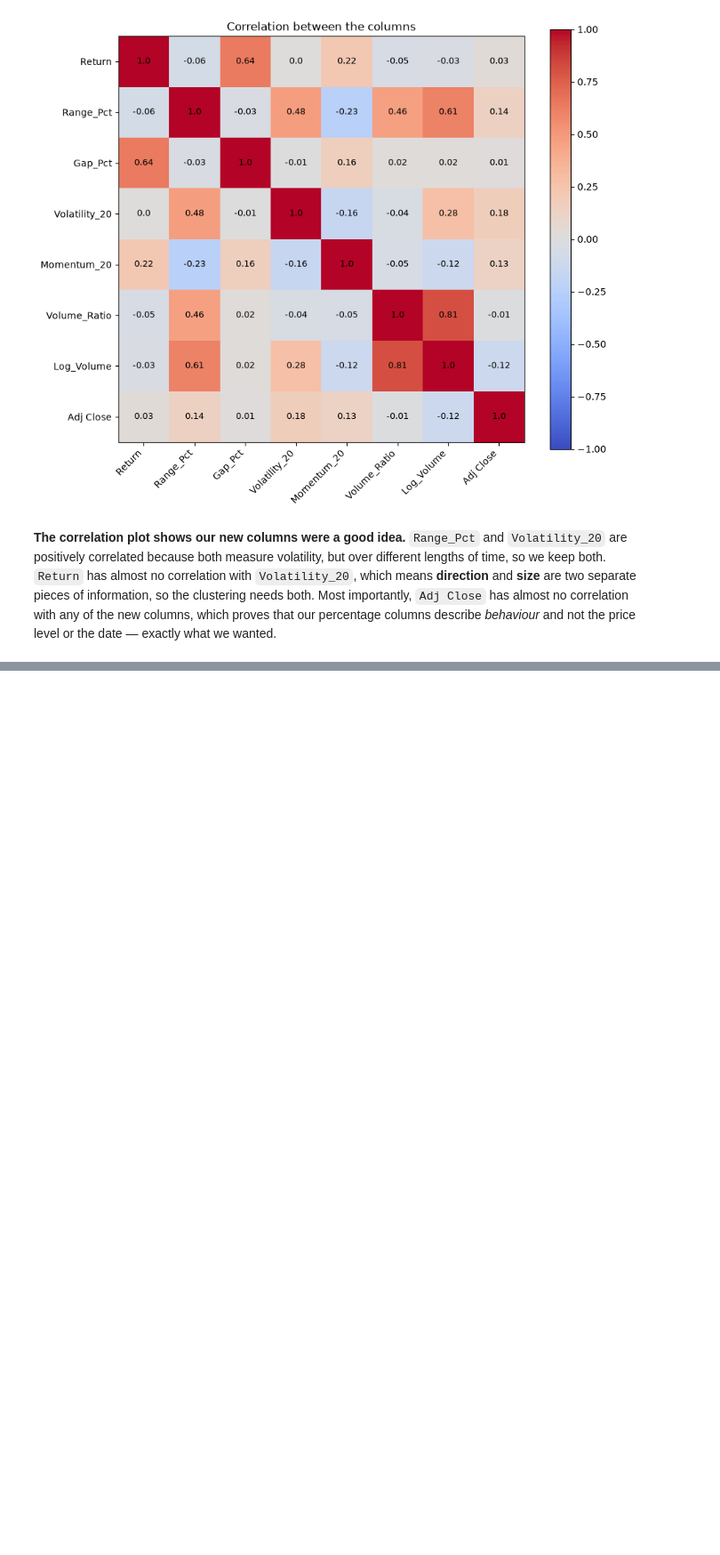
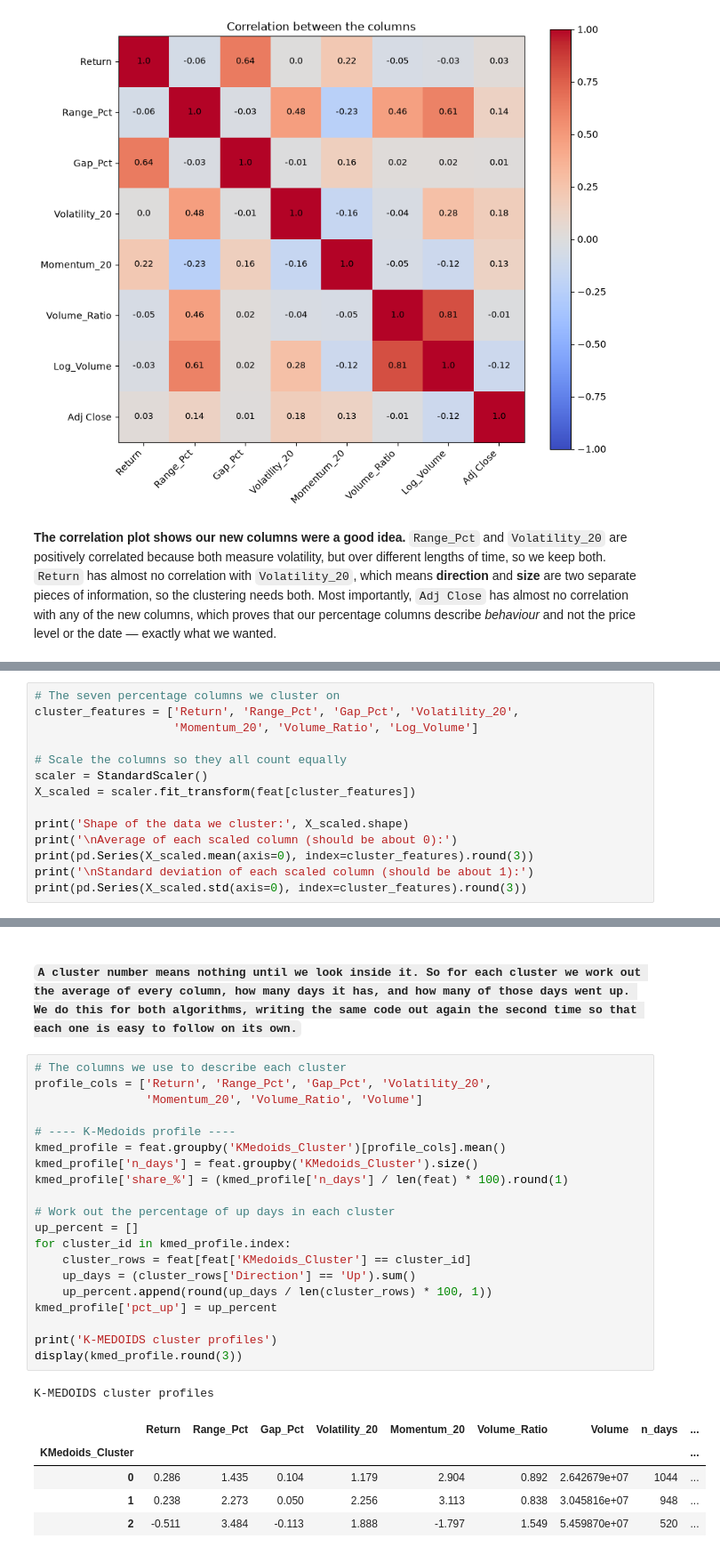
Before and after one commit to zawmoehtike-cct/CA1MLB-2026230, a Jupyter notebook: CA1MLB.ipynb, the cells around one changed output, grey strips where cells are left out. Shown at 89% size. Drawn from its saved outputs; the diff is of its cells as text; blank space fills up the shorter version.

````diff
--- a/CA1MLB.ipynb
+++ b/CA1MLB.ipynb
@@ -525,0 +552,14 @@ not the price level or the date — exactly what we wanted.
+# %%
+# The seven percentage columns we cluster on
+cluster_features = ['Return', 'Range_Pct', 'Gap_Pct', 'Volatility_20',
+                    'Momentum_20', 'Volume_Ratio', 'Log_Volume']
+
+# Scale the columns so they all count equally
+scaler = StandardScaler()
+X_scaled = scaler.fit_transform(feat[cluster_features])
+
+print('Shape of the data we cluster:', X_scaled.shape)
+print('\nAverage of each scaled column (should be about 0):')
+print(pd.Series(X_scaled.mean(axis=0), index=cluster_features).round(3))
+print('\nStandard deviation of each scaled column (should be about 1):')
+print(pd.Series(X_scaled.std(axis=0), index=cluster_features).round(3))
@@ -525,0 +759,29 @@ not the price level or the date — exactly what we wanted.
+# %% [markdown]
+##### ```A cluster number means nothing until we look inside it. So for each cluster we work out the average of every column, how many days it has, and how many of those days went up. We do this for both algorithms, writing the same code out again the second time so that each one is easy to follow on its own.```
+# %%
+# The columns we use to describe each cluster
+profile_cols = ['Return', 'Range_Pct', 'Gap_Pct', 'Volatility_20',
+                'Momentum_20', 'Volume_Ratio', 'Volume']
+
+# ---- K-Medoids profile ----
+kmed_profile = feat.groupby('KMedoids_Cluster')[profile_cols].mean()
+kmed_profile['n_days'] = feat.groupby('KMedoids_Cluster').size()
+kmed_profile['share_%'] = (kmed_profile['n_days'] / len(feat) * 100).round(1)
+
+# Work out the percentage of up days in each cluster
+up_percent = []
+for cluster_id in kmed_profile.index:
+    cluster_rows = feat[feat['KMedoids_Cluster'] == cluster_id]
+    up_days = (cluster_rows['Direction'] == 'Up').sum()
+    up_percent.append(round(up_days / len(cluster_rows) * 100, 1))
+kmed_profile['pct_up'] = up_percent
+
+print('K-MEDOIDS cluster profiles')
+display(kmed_profile.round(3))
+# %% [output]
+K-MEDOIDS cluster profiles
+|  | Return | Range_Pct | Gap_Pct | Volatility_20 | Momentum_20 | Volume_Ratio | Volume | n_days | ... |
+| KMedoids_Cluster |  |  |  |  |  |  |  |  | ... |
+| 0 | 0.286 | 1.435 | 0.104 | 1.179 | 2.904 | 0.892 | 2.642679e+07 | 1044 | ... |
+| 1 | 0.238 | 2.273 | 0.050 | 2.256 | 3.113 | 0.838 | 3.045816e+07 | 948 | ... |
+| 2 | -0.511 | 3.484 | -0.113 | 1.888 | -1.797 | 1.549 | 5.459870e+07 | 520 | ... |
````
Also changed, not shown: parts of 30 cells of this notebook.
